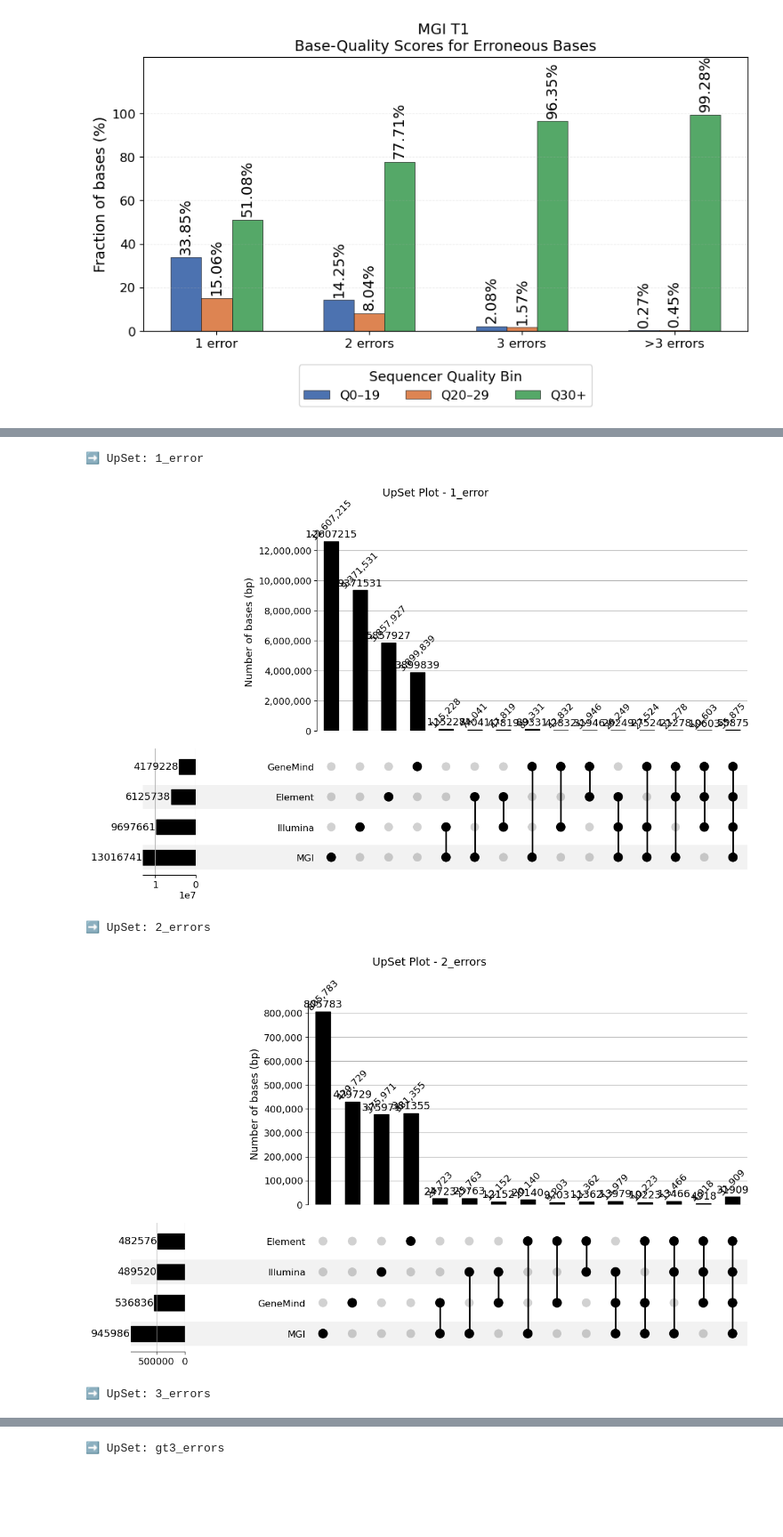
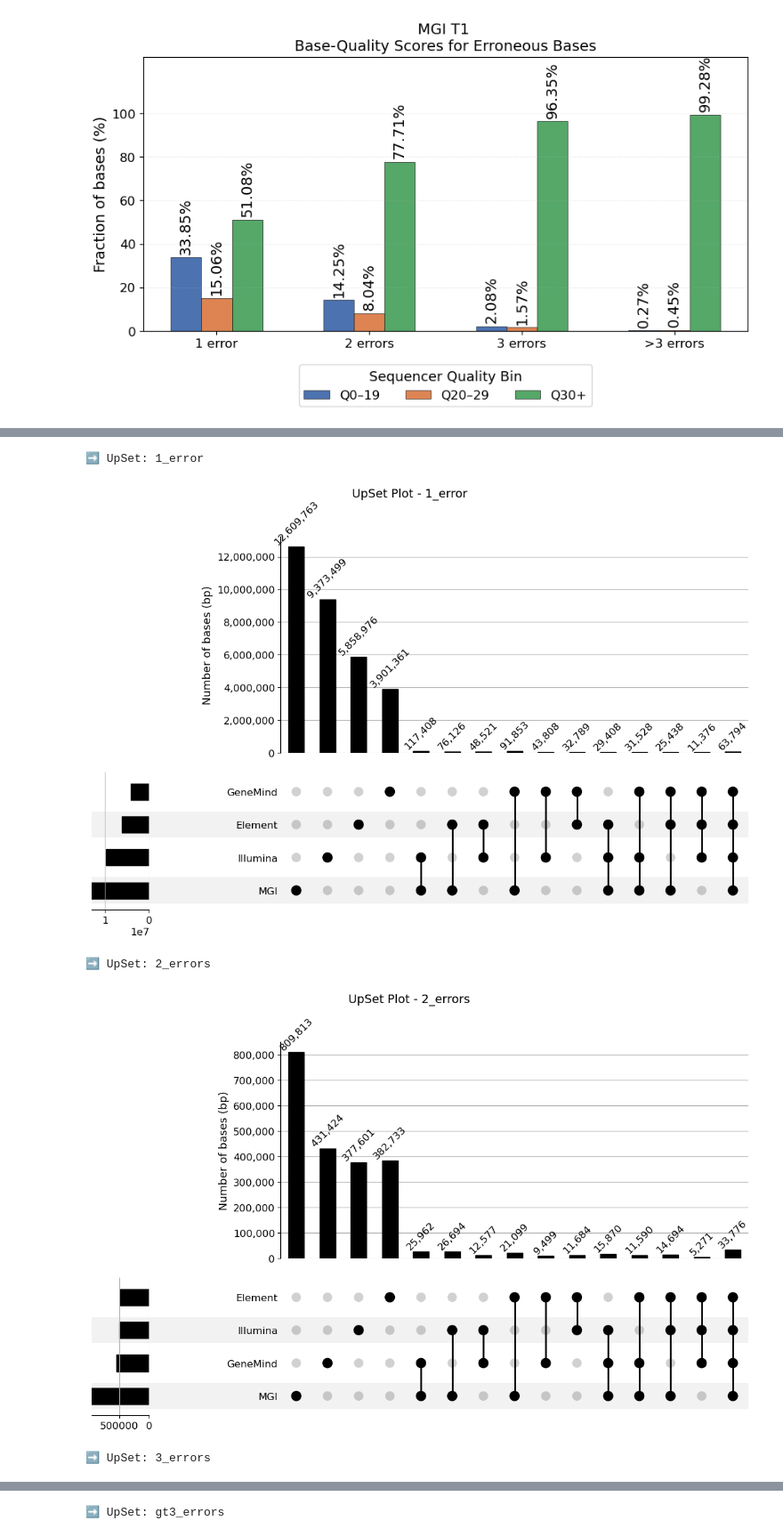
Before and after one commit to LucaBertoli/SnakeMake_Sequencing_Identity, a Jupyter notebook: scripts/plot_identity_BQ_stratifiction.ipynb, the cells around one changed output, grey strips where cells are left out. Shown at 89% size. Saved outputs shown, nothing was run; the diff lists cells and outputs as text; code cells hidden in the pictures; blank space fills up the shorter version.

```diff
--- a/scripts/plot_identity_BQ_stratifiction.ipynb
+++ b/scripts/plot_identity_BQ_stratifiction.ipynb
@@ -556,13 +556,23 @@ plt.rcParams.update({
 
 
 # ======================
-# 1️⃣ LETTURA DATI
+# 1️⃣ LETTURA DATI FILTRAGGIO VARIANTI GIAB
+# ======================
+# df_paths = {
+#     "Element AVITI": "/home/comparazione_kit/calcolo_identità_sequenze_Sequenziatori/Element_WGS/RUN_4/IDENTITY_NA12878_Element_run4_GIAB_reads_Q30_up.tsv.gz.stats.base_distribution.tsv.gz",
+#     "GeneMind SURFSeq 5000": "/home/comparazione_kit/calcolo_identità_sequenze_Sequenziatori/GeneMind_WGS/V2/SnakeMake_Sequencing_Identity/NA12878_KAPA/IDENTITY_NA12878_KAPA_reads_30_up_LogOfMeans_all.tsv.gz.stats.base_distribution.tsv.gz",
+#     "Illumina NovaSeq X": "/home/comparazione_kit/calcolo_identità_sequenze_Sequenziatori/ILLUMINA_NovaSeqX_WGS/NA12878_KAPA/IDENTITY_NA12878_NovaSeqX_KAPA_GIAB_reads_Q30_up_LogOfMeans.tsv.gz.stats.base_distribution.tsv.gz",
+#     "MGI T1": "/home/comparazione_kit/calcolo_identità_sequenze_Sequenziatori/MGI/T1/SnakeMake_Sequencing_Identity_results/NA12878_KAPA/IDENTITY_NA12878_KAPA_reads_30_up_LogOfMeans_all.tsv.gz.stats.base_distribution.tsv.gz"
+# }
+
+# ======================
+# 1️⃣ LETTURA DATI FILTRAGGIO PER VARIANTI GATK COMUNI A TUTTE LE PIATTAFORME
 # ======================
 df_paths = {
-    "Element AVITI": "/home/comparazione_kit/calcolo_identità_sequenze_Sequenziatori/Element_WGS/RUN_4/IDENTITY_NA12878_Element_run4_GIAB_reads_Q30_up.tsv.gz.stats.base_distribution.tsv.gz",
-    "GeneMind SURFSeq 5000": "/home/comparazione_kit/calcolo_identità_sequenze_Sequenziatori/GeneMind_WGS/V2/SnakeMake_Sequencing_Identity/NA12878_KAPA/IDENTITY_NA12878_KAPA_reads_30_up_LogOfMeans_all.tsv.gz.stats.base_distribution.tsv.gz",
-    "Illumina NovaSeq X": "/home/comparazione_kit/calcolo_identità_sequenze_Sequenziatori/ILLUMINA_NovaSeqX_WGS/NA12878_KAPA/IDENTITY_NA12878_NovaSeqX_KAPA_GIAB_reads_Q30_up_LogOfMeans.tsv.gz.stats.base_distribution.tsv.gz",
-    "MGI T1": "/home/comparazione_kit/calcolo_identità_sequenze_Sequenziatori/MGI/T1/SnakeMake_Sequencing_Identity_results/NA12878_KAPA/IDENTITY_NA12878_KAPA_reads_30_up_LogOfMeans_all.tsv.gz.stats.base_distribution.tsv.gz"
+    "Element AVITI": "/home/comparazione_kit/calcolo_identità_sequenze_Sequenziatori/Element_WGS/RUN_4/SnakeMake_Sequencing_Identity_HCR_common_GATK/NA12878_KAPA/IDENTITY_NA12878_KAPA_reads_30_up_LogOfMeans_error_quality_distribution.tsv.gz",
+    "GeneMind SURFSeq 5000": "/home/comparazione_kit/calcolo_identità_sequenze_Sequenziatori/GeneMind_WGS/V2/SnakeMake_Sequencing_Identity_HCR_common_GATK/NA12878_KAPA/IDENTITY_NA12878_KAPA_reads_30_up_LogOfMeans_error_quality_distribution.tsv.gz",
+    "Illumina NovaSeq X": "/home/comparazione_kit/calcolo_identità_sequenze_Sequenziatori/ILLUMINA_NovaSeqX_WGS/NA12878_KAPA/SnakeMake_Sequencing_Identity_HCR_common_GATK/NA12878_KAPA/IDENTITY_NA12878_KAPA_reads_30_up_LogOfMeans_error_quality_distribution.tsv.gz",
+    "MGI T1": "/home/comparazione_kit/calcolo_identità_sequenze_Sequenziatori/MGI/T1/SnakeMake_Sequencing_Identity_HCR_common_GATK/NA12878_KAPA/IDENTITY_NA12878_KAPA_reads_30_up_LogOfMeans_error_quality_distribution.tsv.gz"
 }
 
 
@@ -705,13 +715,27 @@ import matplotlib.pyplot as plt
 from upsetplot import UpSet, from_indicators
 from matplotlib.ticker import FuncFormatter
 
-# === CONFIG directories ===
+# # === CONFIG directories FILTRAGGIO VARIANTI GIAB ===
+# input_dirs = {
+#     "GeneMind": "/home/comparazione_kit/calcolo_identità_sequenze_Sequenziatori/GeneMind_WGS/V2/SnakeMake_Sequencing_Identity/NA12878_KAPA/IDENTITY_NA12878_KAPA_reads_30_up_LogOfMeans_all.tsv.gz.stats.base_distribution_BED",
+#     "Illumina": "/home/comparazione_kit/calcolo_identità_sequenze_Sequenziatori/ILLUMINA_NovaSeqX_WGS/NA12878_KAPA/IDENTITY_NA12878_NovaSeqX_KAPA_GIAB_reads_Q30_up_LogOfMeans.tsv.gz.stats.base_distribution_BED",
+#     "MGI": "/home/comparazione_kit/calcolo_identità_sequenze_Sequenziatori/MGI/T1/SnakeMake_Sequencing_Identity_results/NA12878_KAPA/IDENTITY_NA12878_KAPA_reads_30_up_LogOfMeans_all.tsv.gz.stats.base_distribution_BED",
+#     "Element": "/home/comparazione_kit/calcolo_identità_sequenze_Sequenziatori/Element_WGS/RUN_4/IDENTITY_NA12878_Element_run4_GIAB_reads_Q30_up.tsv.gz.stats.base_distribution_BED"
+# }
+# === CONFIG directories FILTRAGGIO VARIANTI GATK COMUNI A TUTTE LE PIATTAFORME===
 input_dirs = {
-    "GeneMind": "/home/comparazione_kit/calcolo_identità_sequenze_Sequenziatori/GeneMind_WGS/V2/SnakeMake_Sequencing_Identity/NA12878_KAPA/IDENTITY_NA12878_KAPA_reads_30_up_LogOfMeans_all.tsv.gz.stats.base_distribution_BED",
-    "Illumina": "/home/comparazione_kit/calcolo_identità_sequenze_Sequenziatori/ILLUMINA_NovaSeqX_WGS/NA12878_KAPA/IDENTITY_NA12878_NovaSeqX_KAPA_GIAB_reads_Q30_up_LogOfMeans.tsv.gz.stats.base_distribution_BED",
-    "MGI": "/home/comparazione_kit/calcolo_identità_sequenze_Sequenziatori/MGI/T1/SnakeMake_Sequencing_Identity_results/NA12878_KAPA/IDENTITY_NA12878_KAPA_reads_30_up_LogOfMeans_all.tsv.gz.stats.base_distribution_BED",
-    "Element": "/home/comparazione_kit/calcolo_identità_sequenze_Sequenziatori/Element_WGS/RUN_4/IDENTITY_NA12878_Element_run4_GIAB_reads_Q30_up.tsv.gz.stats.base_distribution_BED"
+    "GeneMind": "/home/comparazione_kit/calcolo_identità_sequenze_Sequenziatori/GeneMind_WGS/V2/SnakeMake_Sequencing_Identity_HCR_common_GATK/NA12878_KAPA/IDENTITY_NA12878_KAPA_reads_30_up_LogOfMeans_error_quality_distribution_BED",
+    "Illumina": "/home/comparazione_kit/calcolo_identità_sequenze_Sequenziatori/ILLUMINA_NovaSeqX_WGS/NA12878_KAPA/SnakeMake_Sequencing_Identity_HCR_common_GATK/NA12878_KAPA/IDENTITY_NA12878_KAPA_reads_30_up_LogOfMeans_error_quality_distribution_BED",
+    "MGI": "/home/comparazione_kit/calcolo_identità_sequenze_Sequenziatori/MGI/T1/SnakeMake_Sequencing_Identity_HCR_common_GATK/NA12878_KAPA/IDENTITY_NA12878_KAPA_reads_30_up_LogOfMeans_error_quality_distribution_BED",
+    "Element": "/home/comparazione_kit/calcolo_identità_sequenze_Sequenziatori/Element_WGS/RUN_4/SnakeMake_Sequencing_Identity_HCR_common_GATK/NA12878_KAPA/IDENTITY_NA12878_KAPA_reads_30_up_LogOfMeans_error_quality_distribution_BED"
 }
+# # === CONFIG directories FILTRAGGIO VARIANTI GATK COMUNI A TUTTE LE PIATTAFORME===
+# input_dirs = {
+#     "GeneMind": "/home/comparazione_kit/calcolo_identità_sequenze_Sequenziatori/GeneMind_WGS/V2/SnakeMake_Sequencing_Identity_HCR_common_MPILEUP/NA12878_KAPA/IDENTITY_NA12878_KAPA_reads_30_up_LogOfMeans_error_quality_distribution_BED",
+#     "Illumina": "/home/comparazione_kit/calcolo_identità_sequenze_Sequenziatori/ILLUMINA_NovaSeqX_WGS/NA12878_KAPA/SnakeMake_Sequencing_Identity_HCR_common_MPILEUP/NA12878_KAPA/IDENTITY_NA12878_KAPA_reads_30_up_LogOfMeans_error_quality_distribution_BED",
+#     "MGI": "/home/comparazione_kit/calcolo_identità_sequenze_Sequenziatori/MGI/T1/SnakeMake_Sequencing_Identity_HCR_common_MPILEUP/NA12878_KAPA/IDENTITY_NA12878_KAPA_reads_30_up_LogOfMeans_error_quality_distribution_BED",
+#     "Element": "/home/comparazione_kit/calcolo_identità_sequenze_Sequenziatori/Element_WGS/RUN_4/SnakeMake_Sequencing_Identity_HCR_common_MPILEUP/NA12878_KAPA/IDENTITY_NA12878_KAPA_reads_30_up_LogOfMeans_error_quality_distribution_BED"
+# }
 
 error_classes = ["1_error", "2_errors", "3_errors", "gt3_errors"]
 outdir = "UPSET_ERROR_ANALYSIS"
@@ -752,37 +776,37 @@ for err in error_classes:
     upset_data = from_indicators(df)
 
     fig = plt.figure(figsize=(12, 6))
-    upset = UpSet(upset_data, subset_size='count', show_counts=True) ### mettere a false per togliere i numeri doppioni
+    upset = UpSet(upset_data, subset_size='count', show_counts=False) ### mettere a true/false per mettere/togliere i numeri doppioni
     upset.plot(fig=fig)
     plt.suptitle(f"UpSet Plot - {err}", fontsize=14)
 
     # Rotazione e formattazione delle etichette sopra le barre
     ax = plt.gca()
     ax.set_ylabel("Number of bases (bp)", fontsize=13)
     for bar in ax.containers:
         for rect in bar:
             height = rect.get_height()
             if height > 0:
                 ax.text(
                     rect.get_x() + rect.get_width() / 2,
                     height,
                     f"{int(height):,}".replace(".", ","),
                     ha='center',
                     va='bottom',
                     fontsize=12,
                     rotation=45
                 )
 
     # Formattazione asse y con separatore migliaia
     ax.yaxis.set_major_formatter(FuncFormatter(lambda x, pos: f'{int(x):,}'.replace('.', ',')))
     fig.set_size_inches(14, 8)
 
     outfile = os.path.join(outdir, f"{err}_UpSet.png")
     plt.show()
     plt.close()
 # %% [output]
 ➡ UpSet: 1_error
-[figure, old version]
+[figure, new version]
 ➡ UpSet: 2_errors
-[figure, old version]
+[figure, new version]
 ➡ UpSet: 3_errors
```
Also changed, not shown: parts of 2 cells of this notebook, 2 other files.
